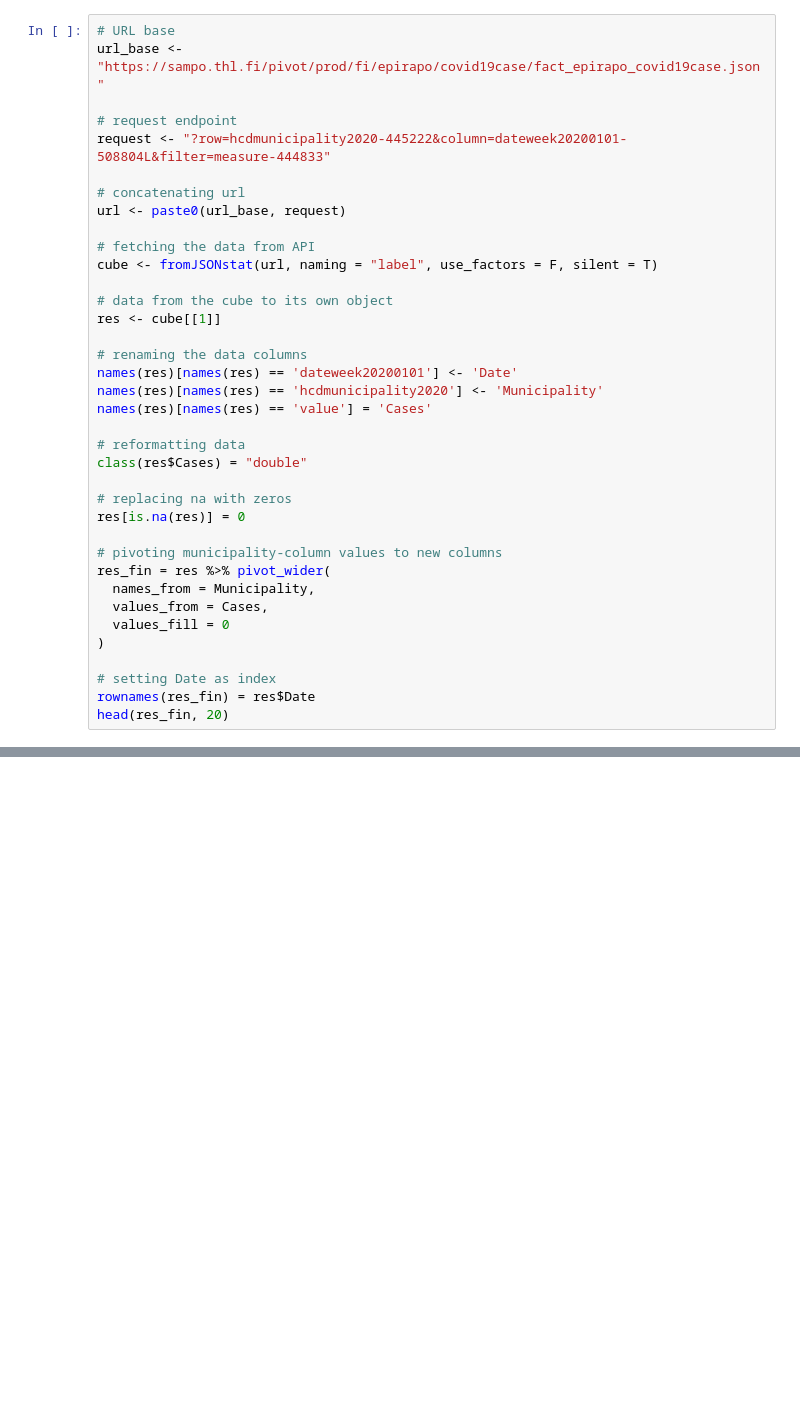
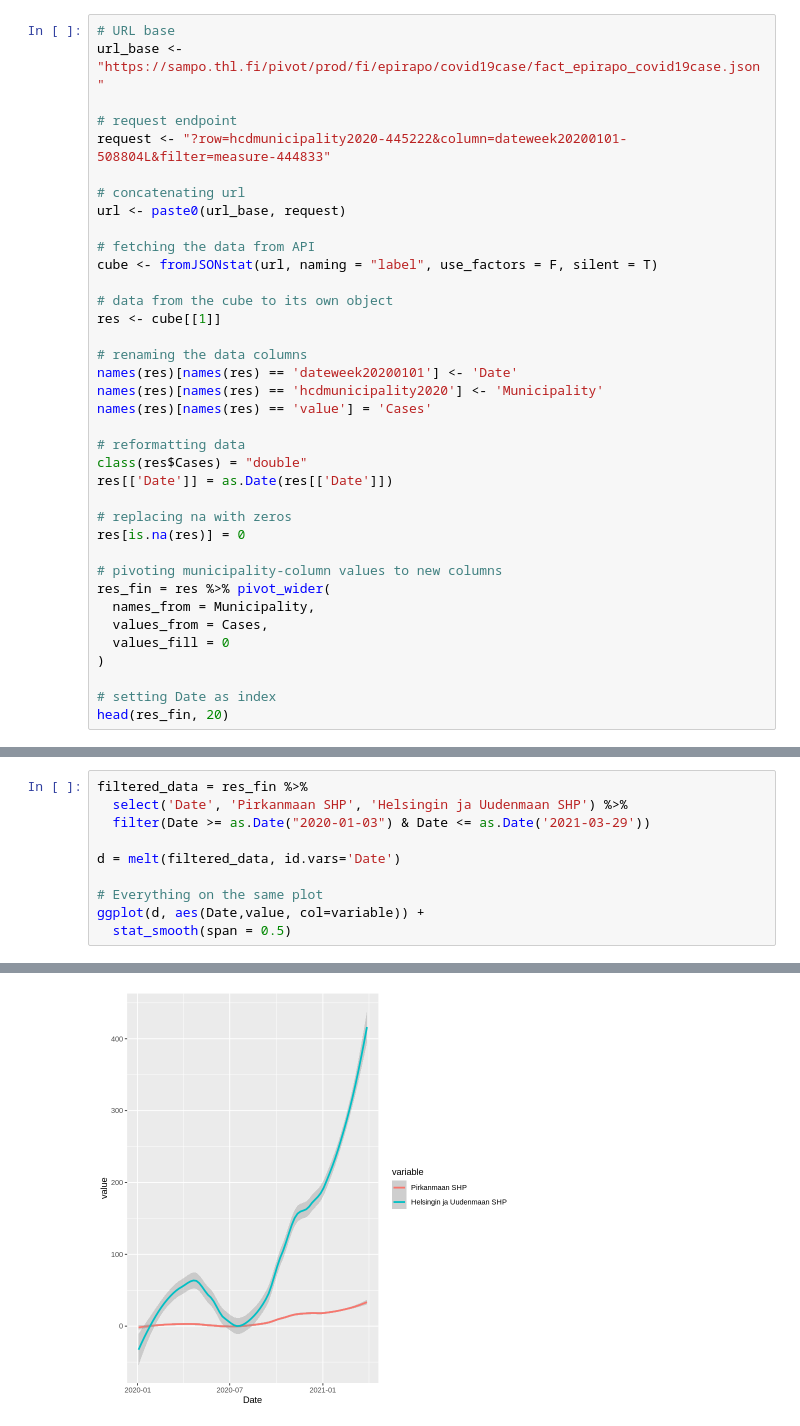
Before and after one commit to afroseppo/THL-covid-data, a Jupyter notebook: THL-data.ipynb, the cells around one changed output, grey strips where cells are left out. Saved outputs shown, nothing was run; the diff lists cells and outputs as text; blank space fills up the shorter version.

```diff
--- a/THL-data.ipynb
+++ b/THL-data.ipynb
@@ -40,6 +44,7 @@ names(res)[names(res) == 'value'] = 'Cases'
 
 # reformatting data
 class(res$Cases) = "double"
+res[['Date']] = as.Date(res[['Date']])
 
 # replacing na with zeros
 res[is.na(res)] = 0
@@ -52,6 +57,5 @@ res_fin = res %>% pivot_wider(
 )
 
 # setting Date as index
-rownames(res_fin) = res$Date
 head(res_fin, 20)
 # %% [output]
@@ -60,0 +81,11 @@ ERROR: Error in `.rowNamesDF<-`(x, value = value): invalid 'row.names' length
+# %%
+filtered_data = res_fin %>%
+  select('Date', 'Pirkanmaan SHP', 'Helsingin ja Uudenmaan SHP') %>%
+  filter(Date >= as.Date("2020-01-03") & Date <= as.Date('2021-03-29'))
+
+d = melt(filtered_data, id.vars='Date')
+
+# Everything on the same plot
+ggplot(d, aes(Date,value, col=variable)) +
+  stat_smooth(span = 0.5)
+# %% [output]
@@ -60,0 +93 @@ ERROR: Error in `.rowNamesDF<-`(x, value = value): invalid 'row.names' length
+[figure, added]
```
Also changed, not shown: parts of 4 cells of this notebook.
